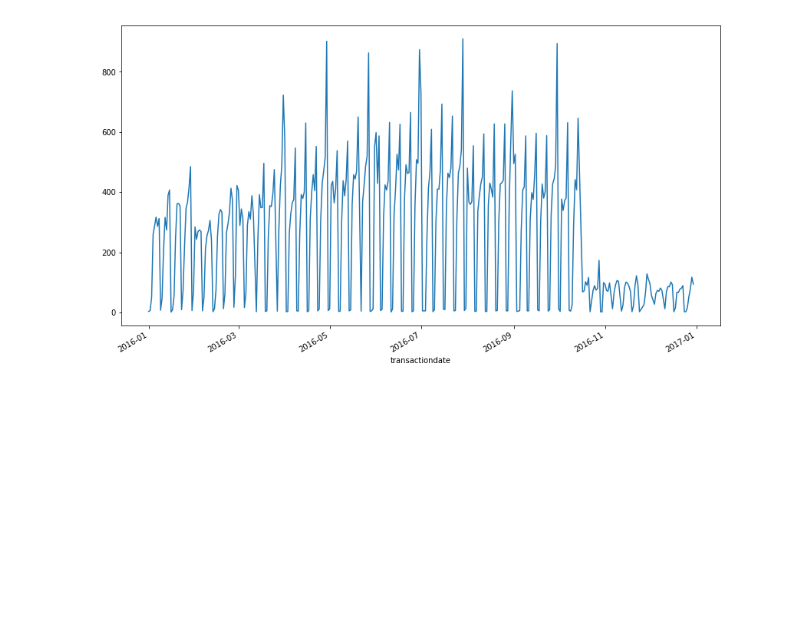
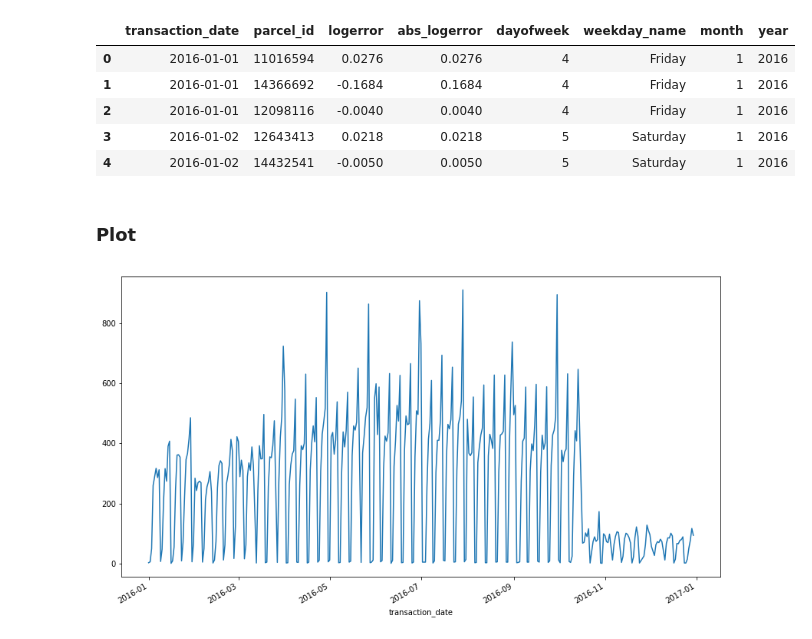
Before and after one commit to samuelluo/kaggle-zillow, a Jupyter notebook: explore_train.ipynb, the cells around one changed output. Cells and saved outputs as stored; diff of their text form; code cells hidden in the pictures; blank space fills up the shorter version.

```diff
--- a/explore_train.ipynb
+++ b/explore_train.ipynb
@@ -13 +23,12 @@ train['transactiondate'] = pandas.to_datetime(train['transactiondate'])
+# %%
+train.head()
+# %% [output]
+|  | transaction_date | parcel_id | logerror | abs_logerror | dayofweek | weekday_name | month | year |
+| 0 | 2016-01-01 | 11016594 | 0.0276 | 0.0276 | 4 | Friday | 1 | 2016 |
+| 1 | 2016-01-01 | 14366692 | -0.1684 | 0.1684 | 4 | Friday | 1 | 2016 |
+| 2 | 2016-01-01 | 12098116 | -0.0040 | 0.0040 | 4 | Friday | 1 | 2016 |
+| 3 | 2016-01-02 | 12643413 | 0.0218 | 0.0218 | 5 | Saturday | 1 | 2016 |
+| 4 | 2016-01-02 | 14432541 | -0.0050 | 0.0050 | 5 | Saturday | 1 | 2016 |
+# %% [markdown]
+### Plot
 # %%
```
Also changed, not shown: parts of 12 cells of this notebook, 2 other files.
